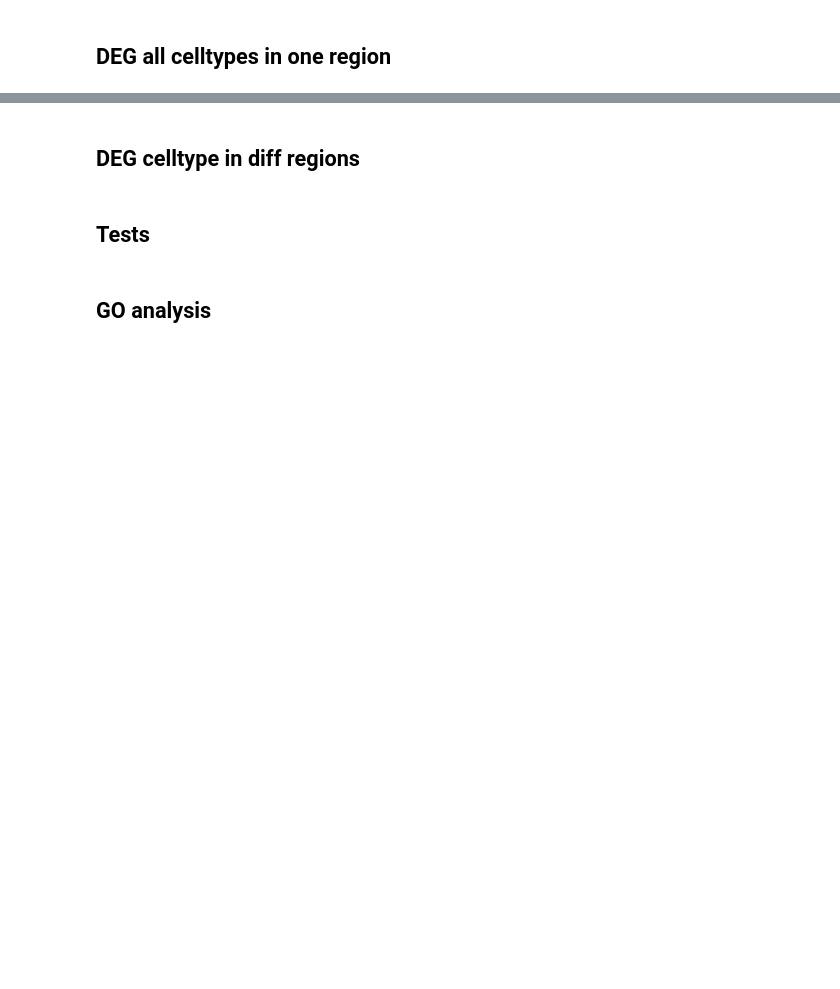
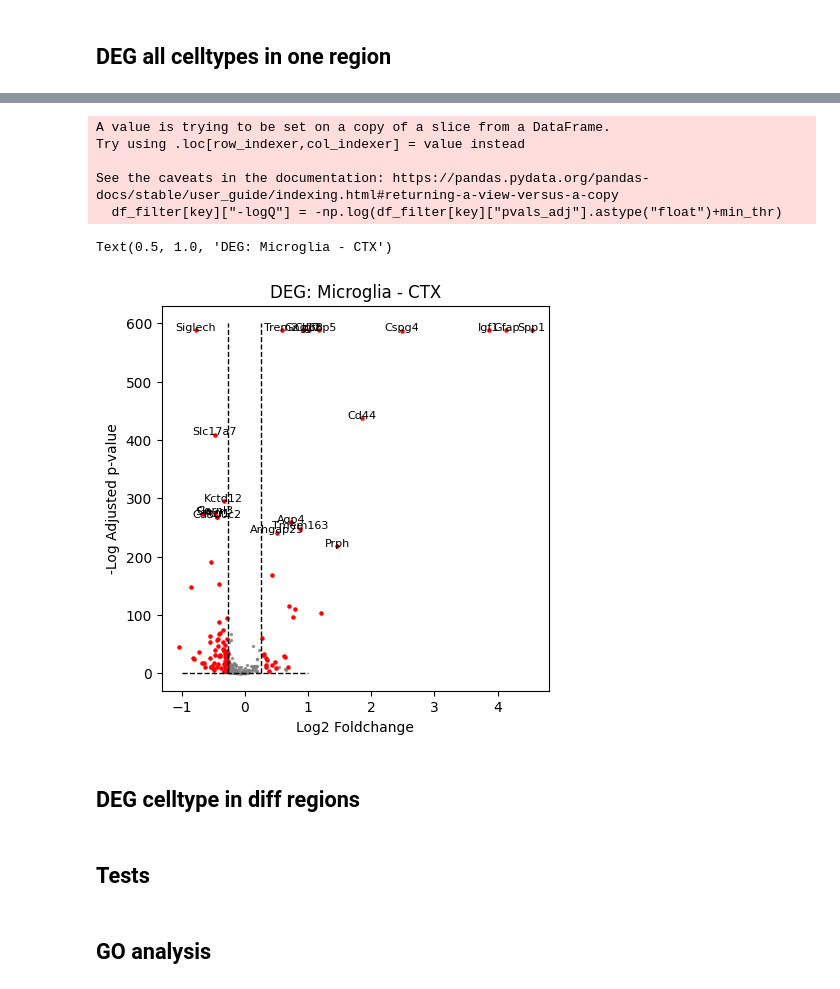
Before and after one commit to Carboneinerte/Pynda_ssc, a Jupyter notebook: v10D_Xenium_Downstream_Analysis_WIP.ipynb, the cells around one changed output, grey strips where cells are left out. Cells and saved outputs as stored; diff of their text form; code cells hidden in the pictures; blank space fills up the shorter version.

Commit message:
deg and normalization tests

```diff
--- a/v10D_Xenium_Downstream_Analysis_WIP.ipynb
+++ b/v10D_Xenium_Downstream_Analysis_WIP.ipynb
@@ -1915,10 +1820,12 @@ region_of_interest = 'HIPP'
 
 df_all = pd.read_excel(f'{directory_DEG}/{region_of_interest}_all_celltypes_DEG.xlsx', sheet_name=None)
 # %%
+test_grp = 'APP'
+
 df_expressed = {}
 for key in df_all.keys():
-    if "SD1" in df_all[key]["group"].unique():
-        df_all[key] = df_all[key][df_all[key]['group'] == 'SD1']
+    if test_grp in df_all[key]["group"].unique():
+        df_all[key] = df_all[key][df_all[key]['group'] == test_grp]
     df_expressed[key] = df_all[key][(df_all[key]['pct_nz_group']>0.1) & df_all[key]['mean_count']>= 0.01]
     df_all[key].index = df_all[key]['names']
 # %%
@@ -1949,23 +1883,39 @@ df_deg_quant.sort_values(by='nb_DEG', ascending = False)
 # %%
-key = 'Astro TE'
+key = 'Microglia'
+
+threshold_text = 200
+
+min_thr = df_filter[key][df_filter[key]['pvals_adj'] != 0]['pvals_adj'].min()
+df_filter[key]["-logQ"] = -np.log(df_filter[key]["pvals_adj"].astype("float")+min_thr)
+df_all[key]["-logQ"] = -np.log(df_all[key]["pvals_adj"].astype("float")+min_thr)
 
 plt.figure(figsize=(5,5))
-plt.vlines(x=(-0.26,0.26), ymin=df_filter[key]['pvals_adj'].min(), ymax=1, color = "black", linestyles='dashed')
-plt.hlines(y=0.05, xmin=-1, xmax=1, color = "black", linestyles='dashed')
-plt.scatter(x=df_all[key]['logfoldchanges'], y = df_all[key]['pvals_adj'], s=2, alpha= 0.75, color = "grey", edgecolors=None)
-plt.scatter(x= df_filter[key]['logfoldchanges'], y=df_filter[key]['pvals_adj'], s=5, alpha=1, color = 'red')
+plt.vlines(x=(-0.26,0.26), ymin=0, ymax=600, color = "black", linestyles='dashed', linewidth = 1)
+plt.hlines(y=0.05, xmin=-1, xmax=1, color = "black", linestyles='dashed', linewidth = 1)
+plt.scatter(x=df_all[key]['logfoldchanges'], y = df_all[key]["-logQ"], s=2, alpha= 0.75, color = "grey", edgecolors=None)
+plt.scatter(x= df_filter[key]['logfoldchanges'], y=df_filter[key]["-logQ"], s=5, alpha=1, color = 'red')
 
-for idx, gene in enumerate(df_filter[key][df_filter[key]['pvals_adj']<0.0000000000001]['names']):
-    plt.text(df_filter[key][df_filter[key]['pvals_adj']<0.0000000000001]['logfoldchanges'][idx], df_filter[key][df_filter[key]['pvals_adj']<0.0000000000001]['pvals_adj'][idx], str(gene), color = 'black', fontsize = 8, ha= 'center')
+for idx, gene in enumerate(df_filter[key][df_filter[key]["-logQ"]>threshold_text]['names']):
+    plt.text(df_filter[key][df_filter[key]["-logQ"]>threshold_text]["logfoldchanges"][idx],
+            df_filter[key][df_filter[key]["-logQ"]>threshold_text]["-logQ"][idx],
+            str(gene), color = 'black', fontsize = 8, ha= 'center')
 
-plt.yscale('log')
-plt.xlim(-2,2)
-plt.ylim(0,0)
-plt.gca().invert_yaxis()
+# plt.yscale('log')
+# plt.xlim(-2,2)
+# plt.ylim(0,0)
+# plt.gca().invert_yaxis()
 plt.xlabel('Log2 Foldchange')
-plt.ylabel('Adjusted p-value')
+plt.ylabel('-Log Adjusted p-value')
 plt.title(f"DEG: {key} - {region_of_interest}")
-plt.savefig(f'Gallery/{today}/volcano_plot_{key}_{region_of_interest}.svg', dpi= 300)
+# plt.savefig(f'Gallery/{today}/volcano_plot_{key}_{region_of_interest}.svg', dpi= 300)
+# %% [output]
+A value is trying to be set on a copy of a slice from a DataFrame.
+Try using .loc[row_indexer,col_indexer] = value instead
+
+See the caveats in the documentation: https://pandas.pydata.org/pandas-docs/stable/user_guide/indexing.html#returning-a-view-versus-a-copy
+  df_filter[key]["-logQ"] = -np.log(df_filter[key]["pvals_adj"].astype("float")+min_thr)
+Text(0.5, 1.0, 'DEG: Microglia - CTX')
+[figure, added]
 # %% [markdown]
 ## DEG celltype in diff regions
 # %%
```
Also changed, not shown: parts of 61 cells of this notebook.
